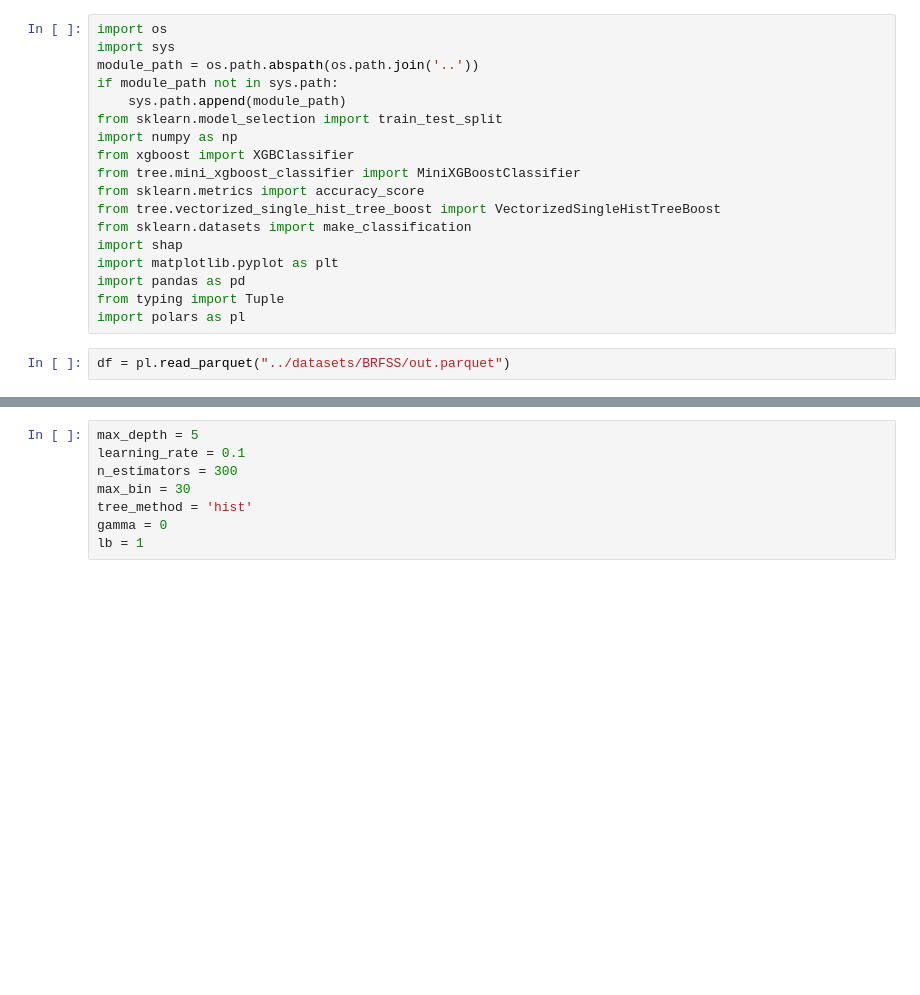
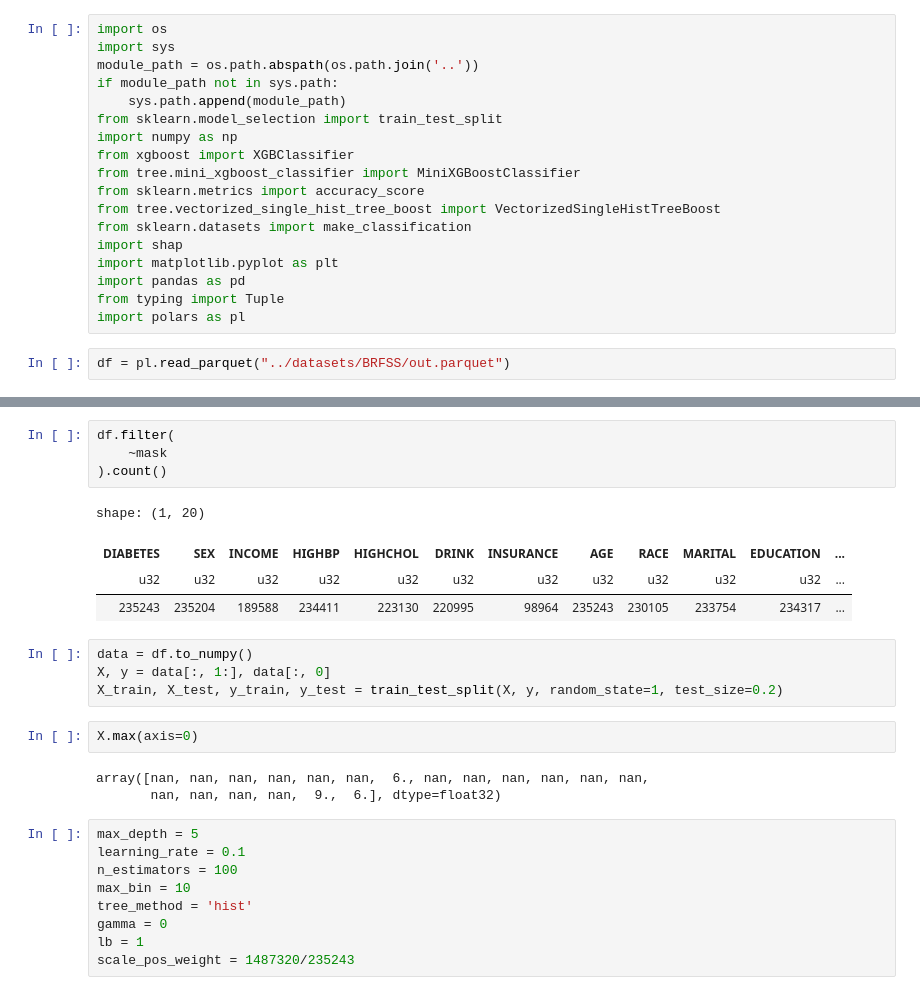
Before and after one commit to starshibrat/xg-shap-experiment, a Jupyter notebook: notebook/book1.ipynb, the cells around one changed output, grey strips where cells are left out. Drawn from its saved outputs; the diff is of its cells as text; blank space fills up the shorter version.

```diff
--- a/notebook/book1.ipynb
+++ b/notebook/book1.ipynb
@@ -47,8 +58,27 @@ shape: (9, 21)
+# %%
+df.filter(
+    ~mask
+).count()
+# %% [output]
+shape: (1, 20)
+| DIABETES | SEX | INCOME | HIGHBP | HIGHCHOL | DRINK | INSURANCE | AGE | RACE | MARITAL | EDUCATION | ... |
+| u32 | u32 | u32 | u32 | u32 | u32 | u32 | u32 | u32 | u32 | u32 | ... |
+| 235243 | 235204 | 189588 | 234411 | 223130 | 220995 | 98964 | 235243 | 230105 | 233754 | 234317 | ... |
+# %%
+data = df.to_numpy()
+X, y = data[:, 1:], data[:, 0]
+X_train, X_test, y_train, y_test = train_test_split(X, y, random_state=1, test_size=0.2)
+# %%
+X.max(axis=0)
+# %% [output]
+array([nan, nan, nan, nan, nan, nan,  6., nan, nan, nan, nan, nan, nan,
+       nan, nan, nan, nan,  9.,  6.], dtype=float32)
 # %%
 max_depth = 5
 learning_rate = 0.1
-n_estimators = 300
-max_bin = 30
+n_estimators = 100
+max_bin = 10
 tree_method = 'hist'
 gamma = 0
 lb = 1
+scale_pos_weight = 1487320/235243
```
Also changed, not shown: parts of 19 cells of this notebook, 1 other file.
